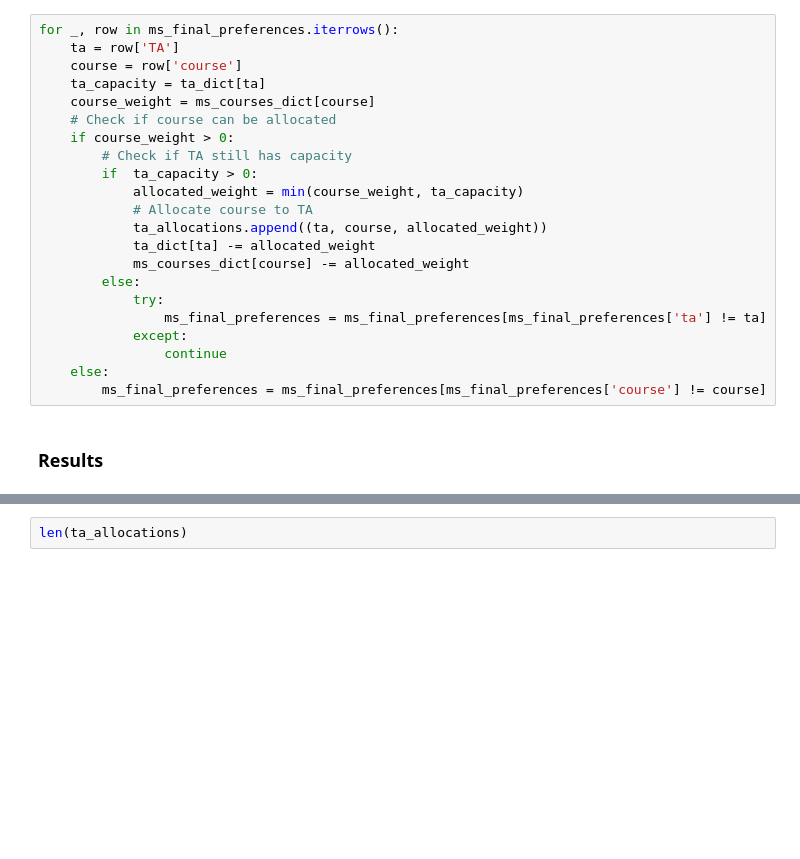
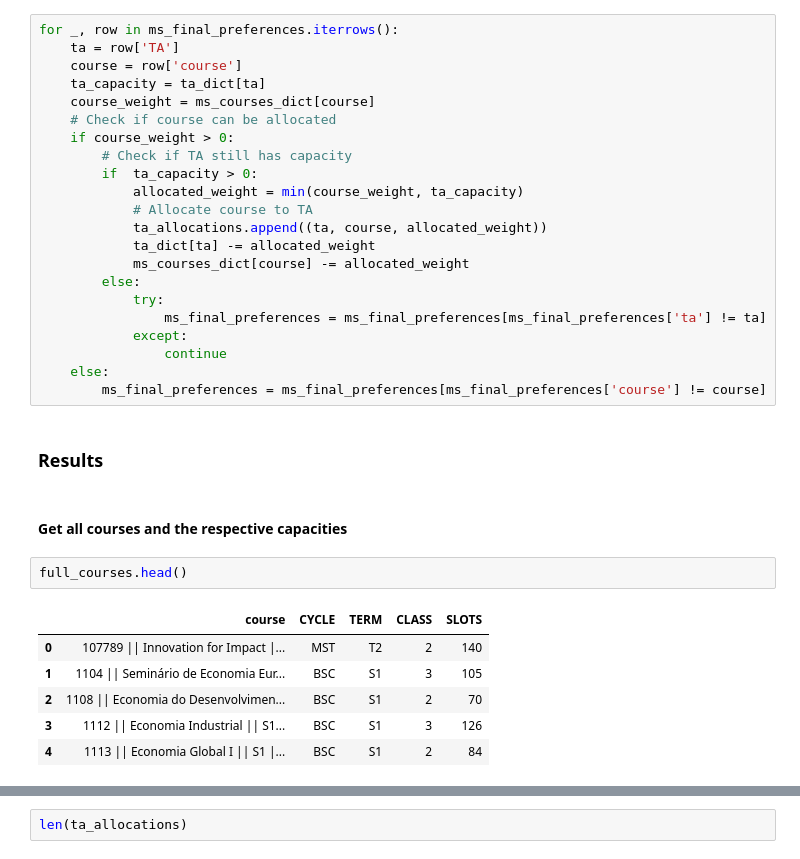
Before and after one commit to bforbesc/ta-allocation-app, a Jupyter notebook: ta_allocation_notebook.ipynb, the cells around one changed output, grey strips where cells are left out. Saved outputs shown, nothing was run; the diff lists cells and outputs as text; blank space fills up the shorter version.

```diff
--- a/ta_allocation_notebook.ipynb
+++ b/ta_allocation_notebook.ipynb
@@ -962,3 +955,14 @@ for _, row in ms_final_preferences.iterrows():
         ms_final_preferences = ms_final_preferences[ms_final_preferences['course'] != course]
 # %% [markdown]
 ### Results
+# %% [markdown]
+#### Get all courses and the respective capacities
+# %%
+full_courses.head()
+# %% [output]
+|  | course | CYCLE | TERM | CLASS | SLOTS |
+| 0 | 107789 || Innovation for Impact |... | MST | T2 | 2 | 140 |
+| 1 | 1104 || Seminário de Economia Eur... | BSC | S1 | 3 | 105 |
+| 2 | 1108 || Economia do Desenvolvimen... | BSC | S1 | 2 | 70 |
+| 3 | 1112 || Economia Industrial || S1... | BSC | S1 | 3 | 126 |
+| 4 | 1113 || Economia Global I || S1 |... | BSC | S1 | 2 | 84 |
```
Also changed, not shown: parts of 22 cells of this notebook.
